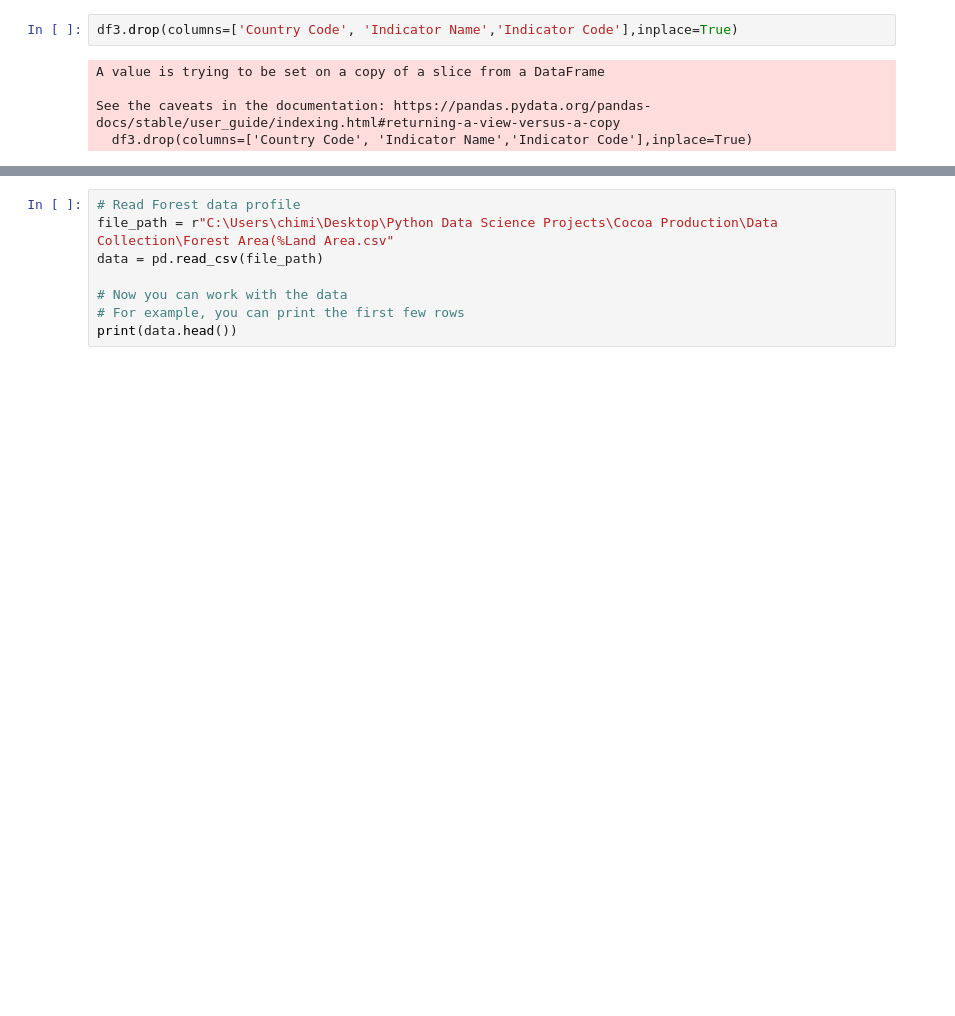
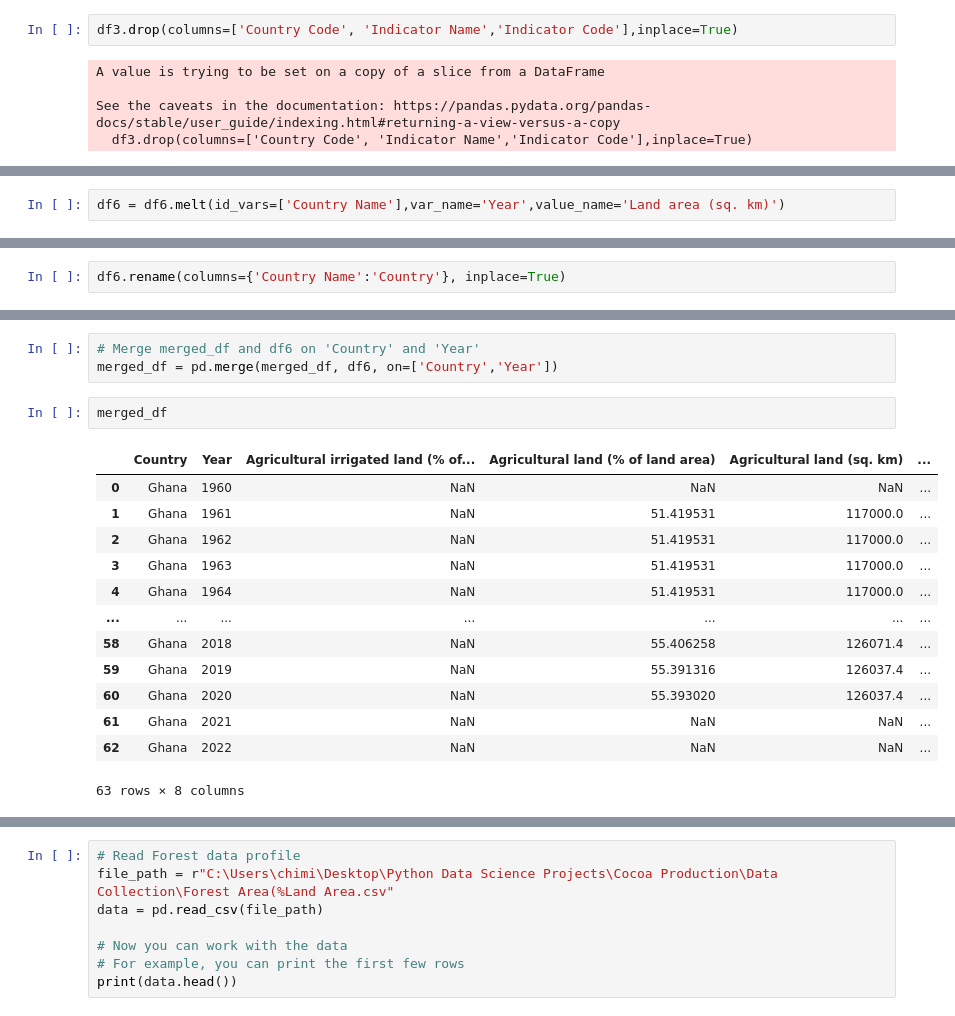
Before and after one commit to Sk2195/The-Chocolate-Project, a Jupyter notebook: Data Cleaning/land-use.ipynb, the cells around one changed output, grey strips where cells are left out. Saved outputs shown, nothing was run; the diff lists cells and outputs as text; blank space fills up the shorter version.

```diff
--- a/Data Cleaning/land-use.ipynb
+++ b/Data Cleaning/land-use.ipynb
@@ -217,0 +316,2 @@ final_df.head(5)
+# %%
+df6 = df6.melt(id_vars=['Country Name'],var_name='Year',value_name='Land area (sq. km)')
@@ -217,0 +327,2 @@ final_df.head(5)
+# %%
+df6.rename(columns={'Country Name':'Country'}, inplace=True)
@@ -217,0 +364,19 @@ final_df.head(5)
+# %%
+# Merge merged_df and df6 on 'Country' and 'Year'
+merged_df = pd.merge(merged_df, df6, on=['Country','Year'])
+# %%
+merged_df
+# %% [output]
+|  | Country | Year | Agricultural irrigated land (% of... | Agricultural land (% of land area) | Agricultural land (sq. km) | ... |
+| 0 | Ghana | 1960 | NaN | NaN | NaN | ... |
+| 1 | Ghana | 1961 | NaN | 51.419531 | 117000.0 | ... |
+| 2 | Ghana | 1962 | NaN | 51.419531 | 117000.0 | ... |
+| 3 | Ghana | 1963 | NaN | 51.419531 | 117000.0 | ... |
+| 4 | Ghana | 1964 | NaN | 51.419531 | 117000.0 | ... |
+| ... | ... | ... | ... | ... | ... | ... |
+| 58 | Ghana | 2018 | NaN | 55.406258 | 126071.4 | ... |
+| 59 | Ghana | 2019 | NaN | 55.391316 | 126037.4 | ... |
+| 60 | Ghana | 2020 | NaN | 55.393020 | 126037.4 | ... |
+| 61 | Ghana | 2021 | NaN | NaN | NaN | ... |
+| 62 | Ghana | 2022 | NaN | NaN | NaN | ... |
+63 rows × 8 columns
```
Also changed, not shown: parts of 52 cells of this notebook.
